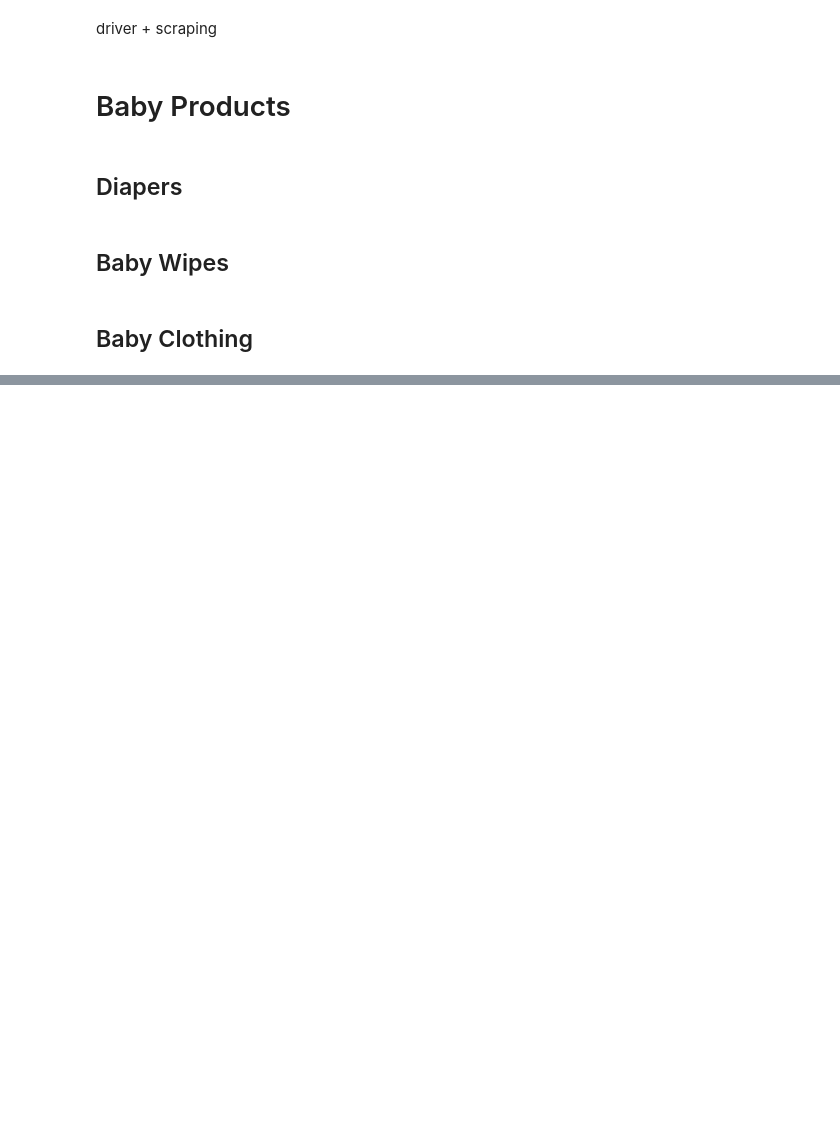
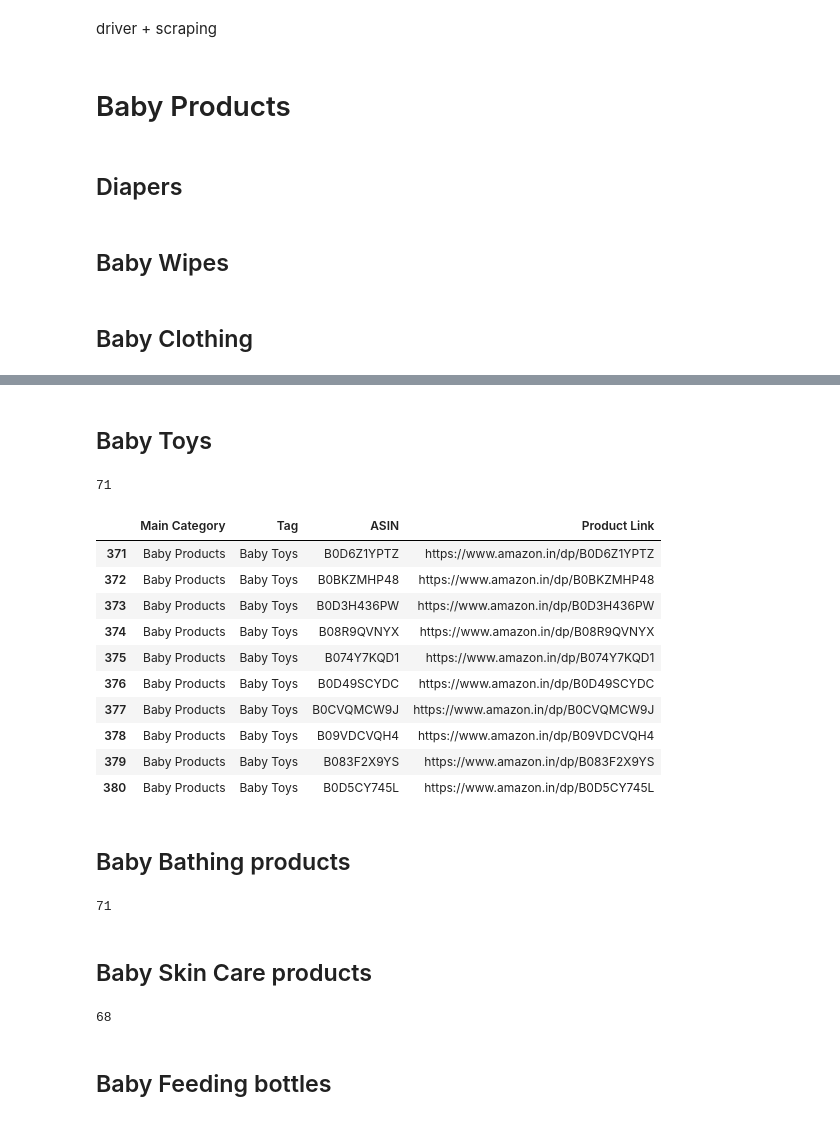
Before and after one commit to Theistic-guy/Ada, a Jupyter notebook: aryaman/notebooks/web_scraping/scraping.ipynb, the cells around one changed output, grey strips where cells are left out. Saved outputs shown, nothing was run; the diff lists cells and outputs as text; code cells hidden in the pictures; blank space fills up the shorter version.

Commit message:
updated products scrapes

```diff
--- a/aryaman/notebooks/web_scraping/scraping.ipynb
+++ b/aryaman/notebooks/web_scraping/scraping.ipynb
@@ -86,7 +86,10 @@ def update_products_dataframe_and_asins_set(products_dataframe,set_of_asins,new_
     return products_dataframe
 
 def scrape_asin_ids(driver,css_selector_string):
-    asin_elems = driver.find_elements(By.CSS_SELECTOR,css_selector_string)
+    main_slot_div = driver.find_elements(By.CSS_SELECTOR,"div.s-main-slot.s-result-list")
+    if len(main_slot_div) > 1:
+        raise Exception("more than one main slots identified")
+    asin_elems = main_slot_div[0].find_elements(By.CSS_SELECTOR,css_selector_string)
     asin_ids = []
     for elem in asin_elems:
         val = elem.get_attribute("data-asin")
@@ -102,12 +105,16 @@ current_tag_of_main_category = None
 # %% [markdown]
 driver + scraping
 # %%
-webdriver_path = "..\chromedriver.exe"
-cService = webdriver.ChromeService(executable_path=webdriver_path)
-chrome_options = Options()
-chrome_options.add_experimental_option("detach",True)
-driver = webdriver.Chrome(service=cService,options=chrome_options)
-driver.maximize_window()
+driver = None
+def load_driver():
+    global driver
+    webdriver_path = "..\chromedriver.exe"
+    cService = webdriver.ChromeService(executable_path=webdriver_path)
+    chrome_options = Options()
+    chrome_options.add_experimental_option("detach",True)
+    driver = webdriver.Chrome(service=cService,options=chrome_options)
+    driver.get("https://www.amazon.in/")
+    # driver.maximize_window()
 # %% [markdown]
 # Baby Products
 # %%
@@ -133,0 +155,6 @@ products = update_products_dataframe_and_asins_set(products,asins_set,scrape_asi
+# %%
+current_tag_of_main_category = BabyProducts.get_sub_name(BabyProducts.Car_Seats)
+scraped_ids = scrape_asin_ids(driver,"div[data-asin]")
+products = update_products_dataframe_and_asins_set(products,asins_set,scraped_ids,current_main_category,current_tag_of_main_category)
+products.to_csv('products.csv',index=None)
+print(len(scraped_ids))
@@ -133,0 +171,46 @@ products = update_products_dataframe_and_asins_set(products,asins_set,scrape_asi
+# %% [markdown]
+## Baby Toys
+# %%
+current_tag_of_main_category = BabyProducts.get_sub_name(BabyProducts.Baby_Toys)
+scraped_ids = scrape_asin_ids(driver,"div[data-asin]")
+products = update_products_dataframe_and_asins_set(products,asins_set,scraped_ids,current_main_category,current_tag_of_main_category)
+products.to_csv('products.csv',index=None)
+print(len(scraped_ids))
+# %% [output]
+71
+# %%
+products.tail(10)
+# %% [output]
+|  | Main Category | Tag | ASIN | Product Link |
+| 371 | Baby Products | Baby Toys | B0D6Z1YPTZ | https://www.amazon.in/dp/B0D6Z1YPTZ |
+| 372 | Baby Products | Baby Toys | B0BKZMHP48 | https://www.amazon.in/dp/B0BKZMHP48 |
+| 373 | Baby Products | Baby Toys | B0D3H436PW | https://www.amazon.in/dp/B0D3H436PW |
+| 374 | Baby Products | Baby Toys | B08R9QVNYX | https://www.amazon.in/dp/B08R9QVNYX |
+| 375 | Baby Products | Baby Toys | B074Y7KQD1 | https://www.amazon.in/dp/B074Y7KQD1 |
+| 376 | Baby Products | Baby Toys | B0D49SCYDC | https://www.amazon.in/dp/B0D49SCYDC |
+| 377 | Baby Products | Baby Toys | B0CVQMCW9J | https://www.amazon.in/dp/B0CVQMCW9J |
+| 378 | Baby Products | Baby Toys | B09VDCVQH4 | https://www.amazon.in/dp/B09VDCVQH4 |
+| 379 | Baby Products | Baby Toys | B083F2X9YS | https://www.amazon.in/dp/B083F2X9YS |
+| 380 | Baby Products | Baby Toys | B0D5CY745L | https://www.amazon.in/dp/B0D5CY745L |
+# %% [markdown]
+## Baby Bathing products
+# %%
+current_tag_of_main_category = BabyProducts.get_sub_name(BabyProducts.Baby_Bathing_Products)
+scraped_ids = scrape_asin_ids(driver,"div[data-asin]")
+products = update_products_dataframe_and_asins_set(products,asins_set,scraped_ids,current_main_category,current_tag_of_main_category)
+products.to_csv('products.csv',index=None)
+print(len(scraped_ids))
+# %% [output]
+71
+# %% [markdown]
+## Baby Skin Care products
+# %%
+current_tag_of_main_category = BabyProducts.get_sub_name(BabyProducts.Baby_Skincare_Products)
+scraped_ids = scrape_asin_ids(driver,"div[data-asin]")
+products = update_products_dataframe_and_asins_set(products,asins_set,scraped_ids,current_main_category,current_tag_of_main_category)
+products.to_csv('products.csv',index=None)
+print(len(scraped_ids))
+# %% [output]
+68
+# %% [markdown]
+## Baby Feeding bottles
```
Also changed, not shown: parts of 129 cells of this notebook, 2 other files.
